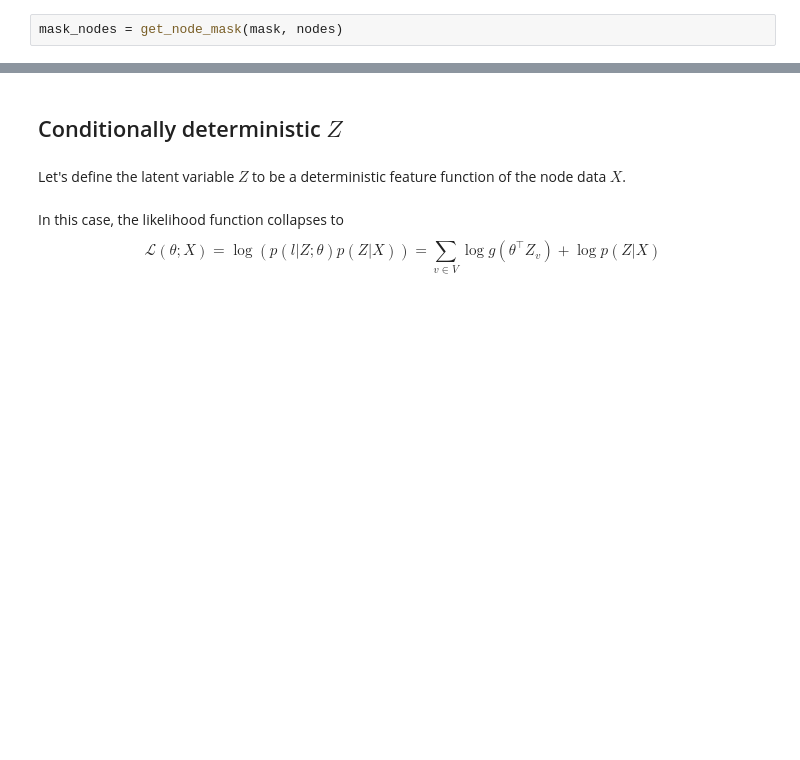
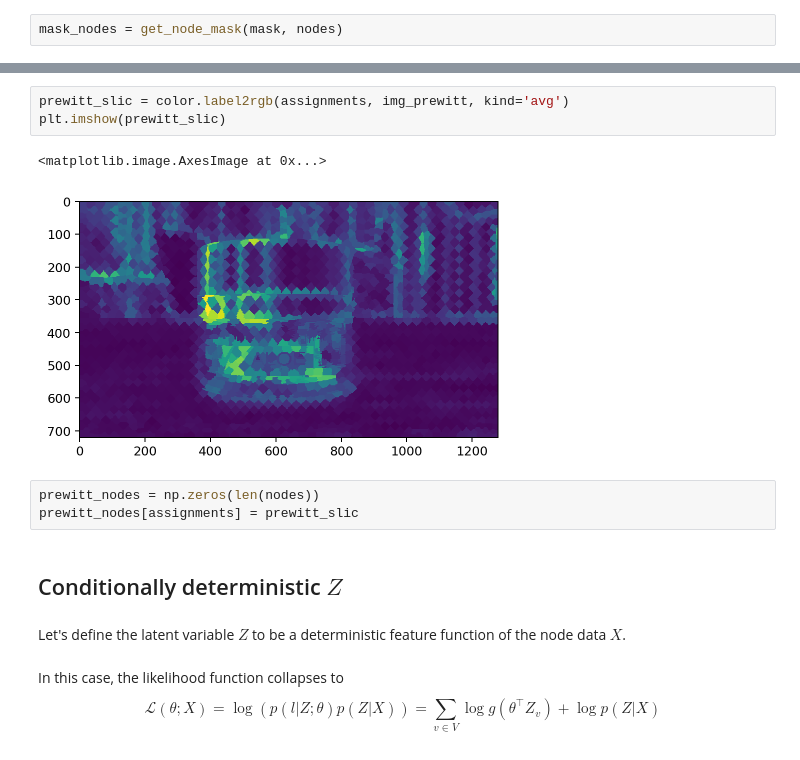
Before and after one commit to JulesSanchez/PhotoRoom-Object-Segmentation, a Jupyter notebook: notebooks/crf.ipynb, the cells around one changed output, grey strips where cells are left out. Saved outputs shown, nothing was run; the diff lists cells and outputs as text; blank space fills up the shorter version.

```diff
--- a/notebooks/crf.ipynb
+++ b/notebooks/crf.ipynb
@@ -108,3 +113,12 @@ mask_nodes = get_node_mask(mask, nodes)
+# %%
+prewitt_slic = color.label2rgb(assignments, img_prewitt, kind='avg')
+plt.imshow(prewitt_slic)
+# %% [output]
+<matplotlib.image.AxesImage at 0x...>
+[figure, added]
+# %%
+prewitt_nodes = np.zeros(len(nodes))
+prewitt_nodes[assignments] = prewitt_slic
 # %% [markdown]
 ## Conditionally deterministic $Z$
 # %% [markdown]
```
Also changed, not shown: parts of 22 cells of this notebook, 1 other file.
